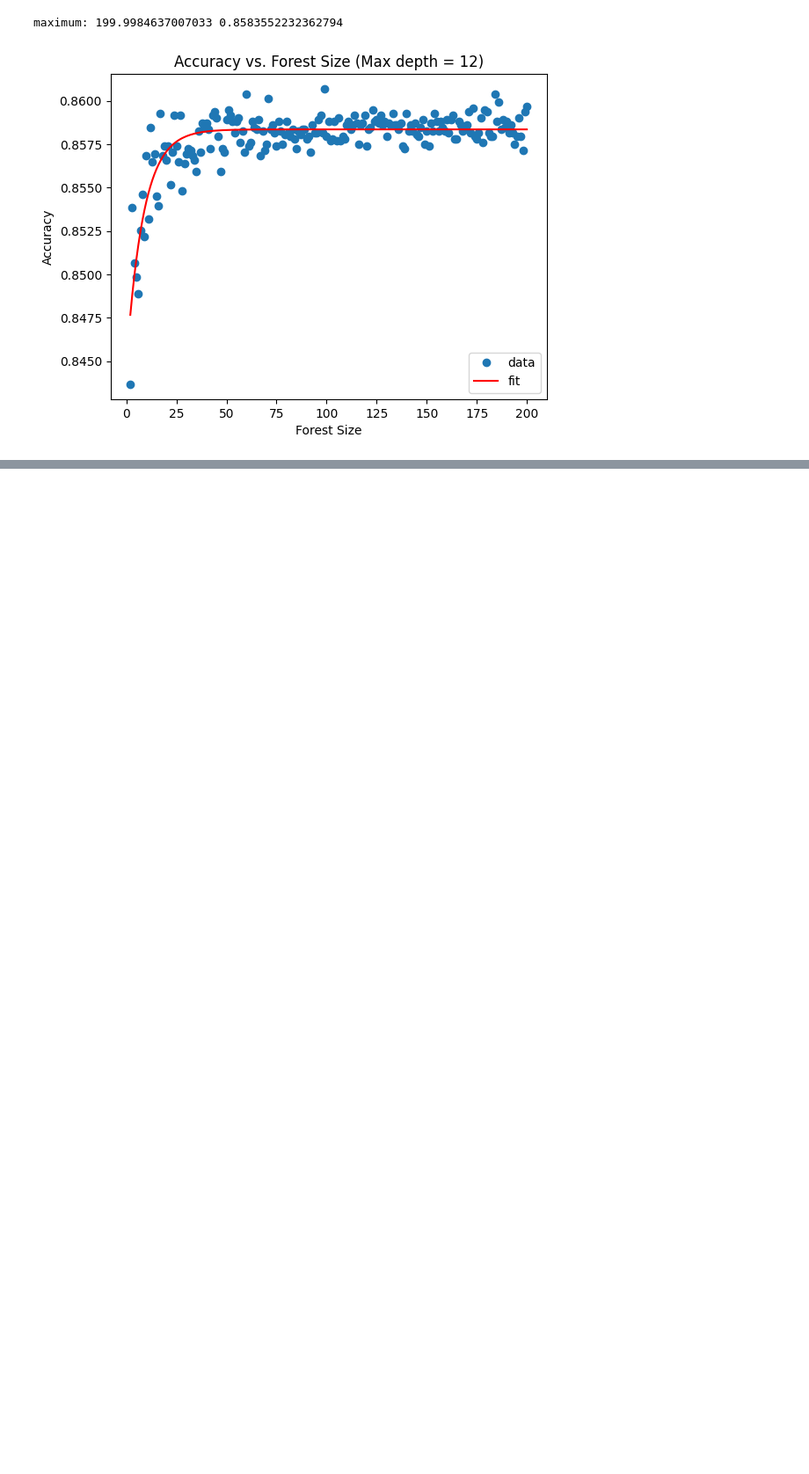
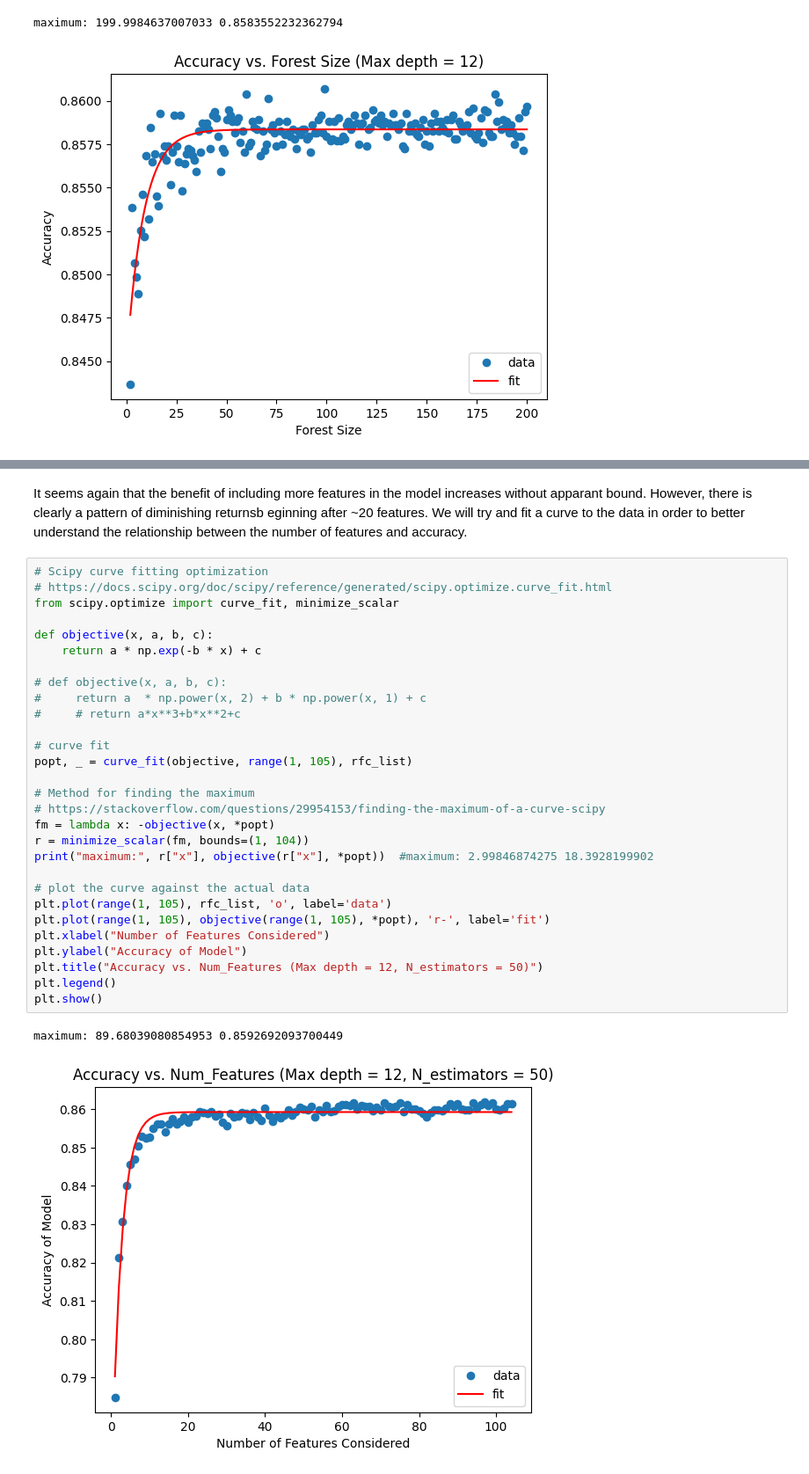
Before and after one commit to SeanMcAuliffe/data-mining, a Jupyter notebook: a1/a1_rf.ipynb, the cells around one changed output, grey strips where cells are left out. Shown: that part at 88% size. Drawn from its saved outputs; the diff is of its cells as text; blank space fills up the shorter version.

```diff
--- a/a1/a1_rf.ipynb
+++ b/a1/a1_rf.ipynb
@@ -197,0 +267,34 @@ The results appear to be that at least up to a forest size of 200, larger is alw
+# %% [markdown]
+It seems again that the benefit of including more features in the model increases without apparant bound. However, there is clearly a pattern of diminishing returnsb eginning after ~20 features. We will try and fit a curve to the data in order to better understand the relationship between the number of features and accuracy.
+# %%
+# Scipy curve fitting optimization
+# https://docs.scipy.org/doc/scipy/reference/generated/scipy.optimize.curve_fit.html
+from scipy.optimize import curve_fit, minimize_scalar
+
+def objective(x, a, b, c):
+    return a * np.exp(-b * x) + c
+
+# def objective(x, a, b, c):
+#     return a  * np.power(x, 2) + b * np.power(x, 1) + c
+#     # return a*x**3+b*x**2+c
+
+# curve fit
+popt, _ = curve_fit(objective, range(1, 105), rfc_list)
+
+# Method for finding the maximum
+# https://stackoverflow.com/questions/29954153/finding-the-maximum-of-a-curve-scipy
+fm = lambda x: -objective(x, *popt)
+r = minimize_scalar(fm, bounds=(1, 104))
+print("maximum:", r["x"], objective(r["x"], *popt))  #maximum: 2.99846874275 18.3928199902
+
+# plot the curve against the actual data
+plt.plot(range(1, 105), rfc_list, 'o', label='data')
+plt.plot(range(1, 105), objective(range(1, 105), *popt), 'r-', label='fit')
+plt.xlabel("Number of Features Considered")
+plt.ylabel("Accuracy of Model")
+plt.title("Accuracy vs. Num_Features (Max depth = 12, N_estimators = 50)")
+plt.legend()
+plt.show()
+# %% [output]
+maximum: 89.68039080854953 0.8592692093700449
+[figure, added]
```
Also changed, not shown: parts of 16 cells of this notebook, 1 other file.
